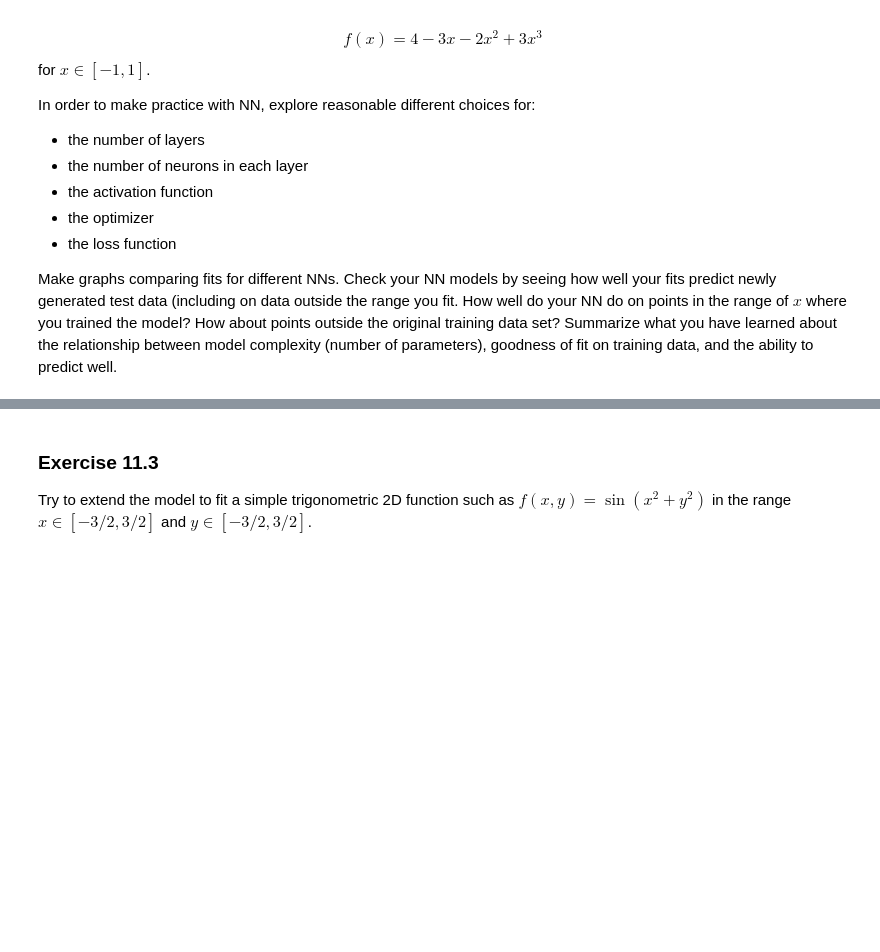
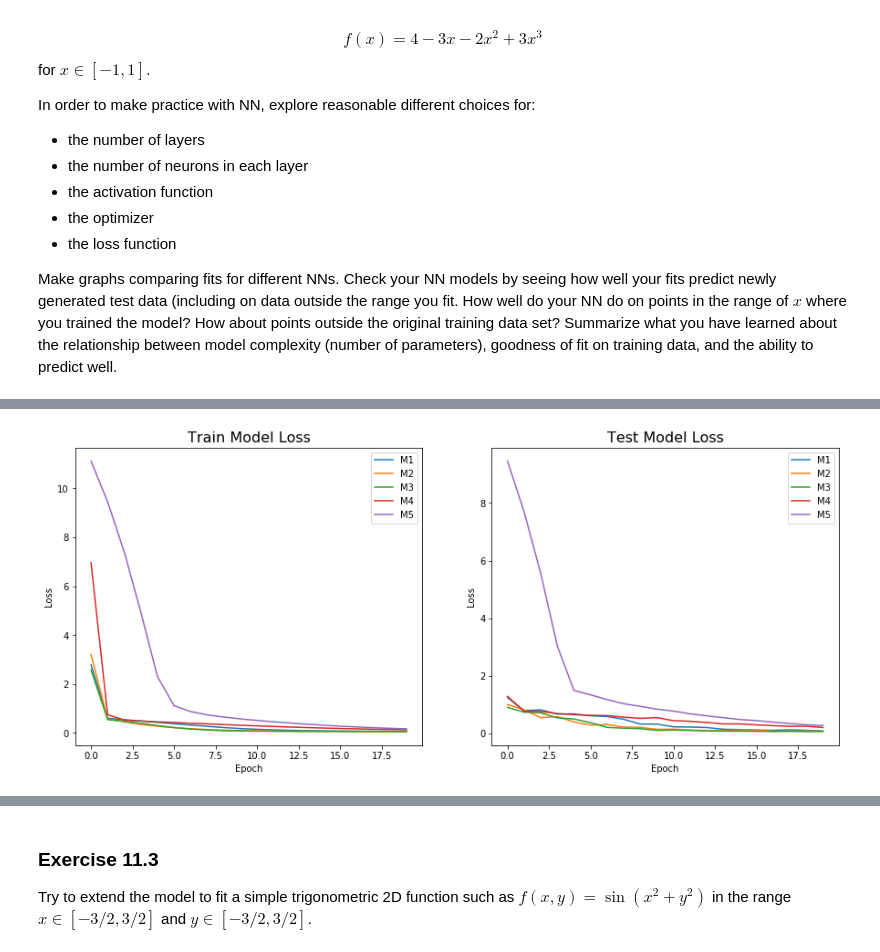
Before and after one commit to rcote98/LSN_exercise_delivery, a Jupyter notebook: esercitazione11/esercitazione11.ipynb, the cells around one changed output, grey strips where cells are left out. Cells and saved outputs as stored; diff of their text form; code cells hidden in the pictures; blank space fills up the shorter version.

```diff
--- a/esercitazione11/esercitazione11.ipynb
+++ b/esercitazione11/esercitazione11.ipynb
@@ -301,2 +490,37 @@ plt.show()
+# %%
+# look into training history
+# Plot training & validation loss values
+
+fig = plt.figure(figsize=(15,6))
+
+
+plt.subplot(1,2,1)
+plt.plot(history1.history['loss'], label = "M1")
+plt.plot(history2.history['loss'], label = "M2")
+plt.plot(history3.history['loss'], label = "M3")
+plt.plot(history4.history['loss'], label = "M4")
+plt.plot(history5.history['loss'], label = "M5")
+
+plt.title('Train Model Loss', fontsize = 16)
+plt.ylabel('Loss')
+plt.xlabel('Epoch')
+plt.legend(loc='best')
+
+
+plt.subplot(1,2,2)
+plt.plot(history1.history['val_loss'], label = "M1")
+plt.plot(history2.history['val_loss'], label = "M2")
+plt.plot(history3.history['val_loss'], label = "M3")
+plt.plot(history4.history['val_loss'], label = "M4")
+plt.plot(history5.history['val_loss'], label = "M5")
+
+plt.title('Test Model Loss', fontsize = 16)
+plt.ylabel('Loss')
+plt.xlabel('Epoch')
+plt.legend(loc='best')
+
+plt.show()
+# %% [output]
+[figure, added]
 # %%
 x_predicted = np.random.uniform(-1, 1, 100)
```
Also changed, not shown: parts of 26 cells of this notebook, 37 other files.
